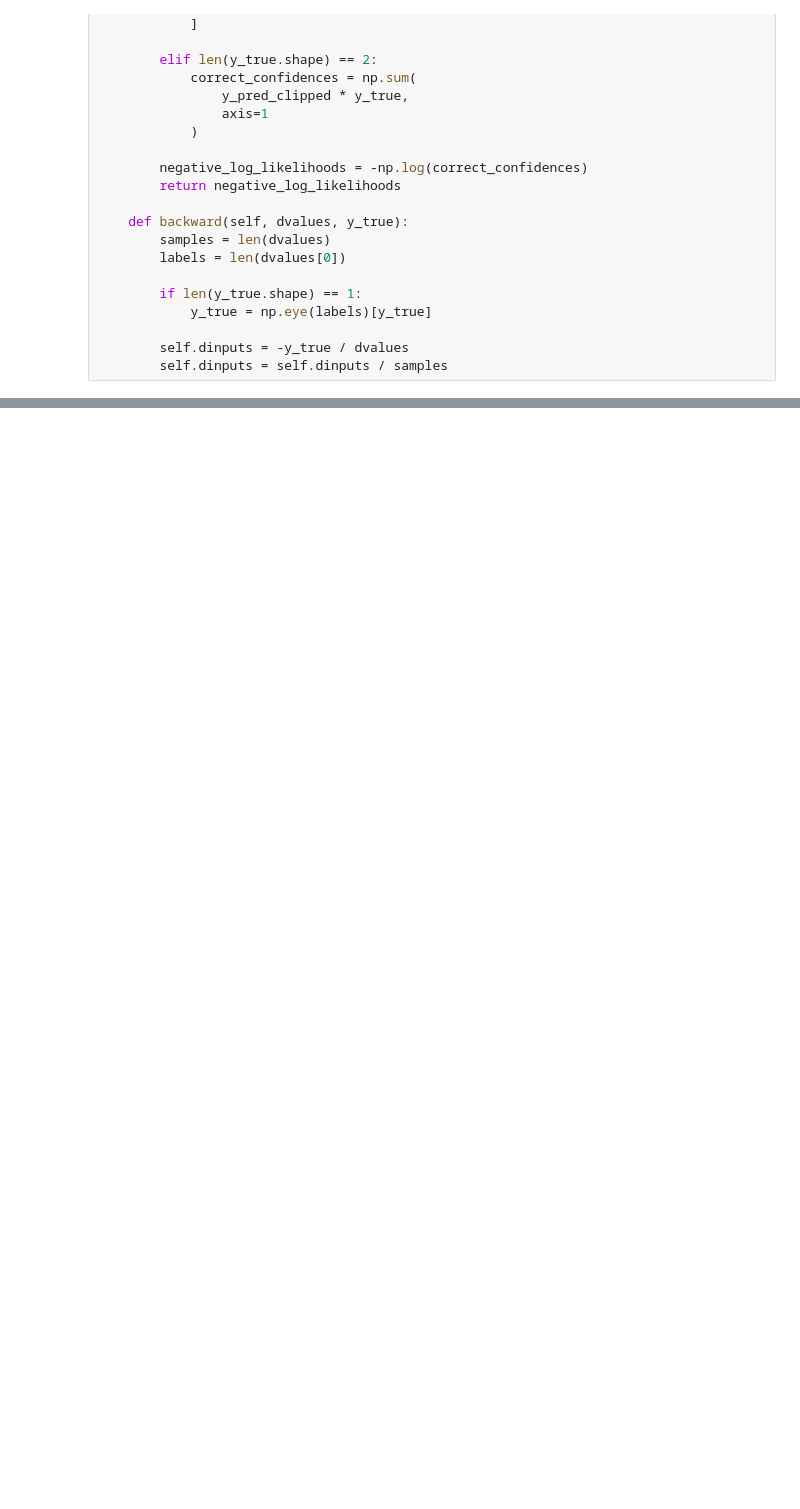
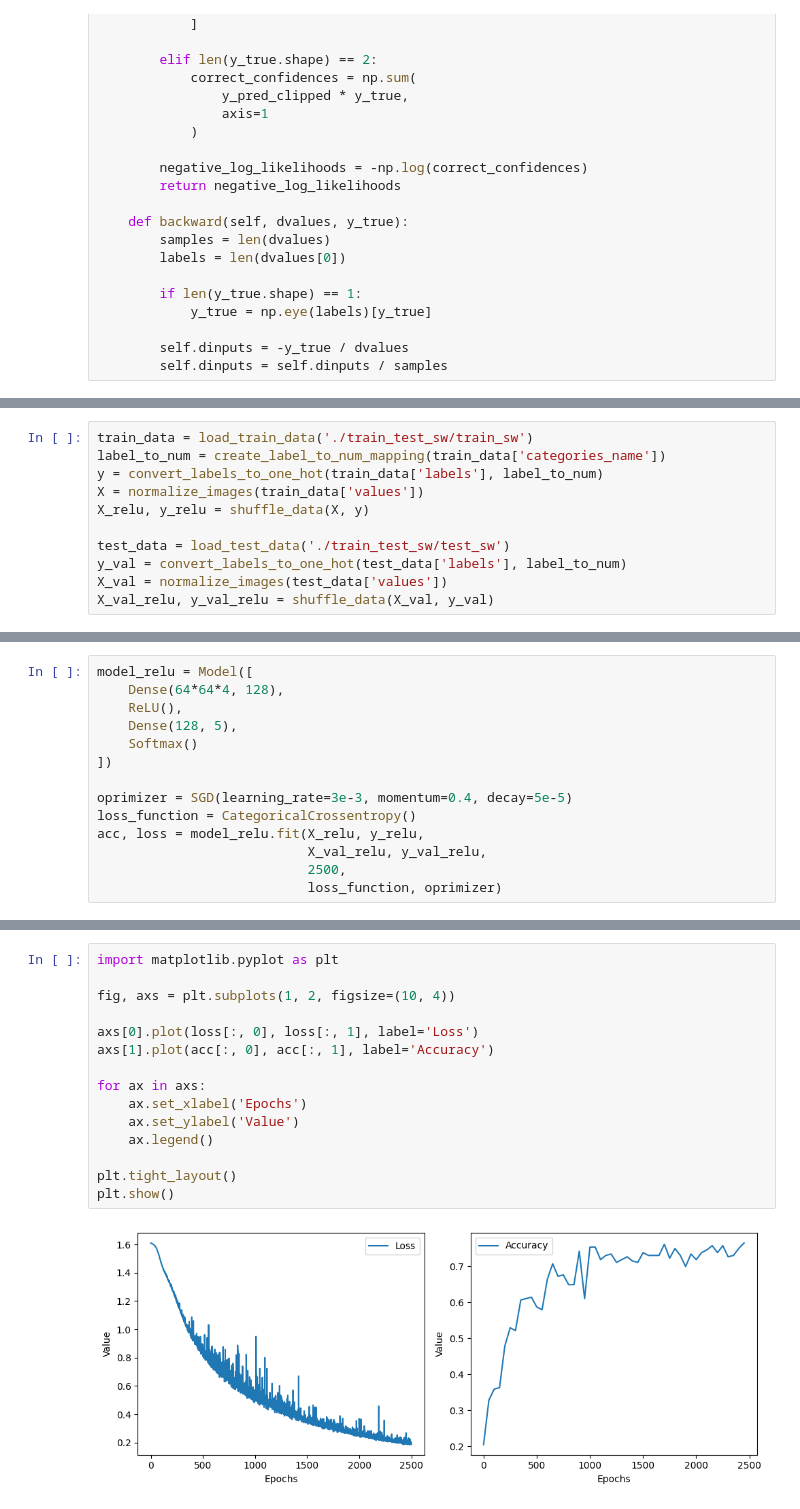
Before and after one commit to bjpietrzak/deep_learning, a Jupyter notebook: siec_mlp.ipynb, the cells around one changed output, grey strips where cells are left out. Cells and saved outputs as stored; diff of their text form; blank space fills up the shorter version.

```diff
--- a/siec_mlp.ipynb
+++ b/siec_mlp.ipynb
@@ -394,0 +387,11 @@ relu_loss_acc
+# %%
+train_data = load_train_data('./train_test_sw/train_sw')
+label_to_num = create_label_to_num_mapping(train_data['categories_name'])
+y = convert_labels_to_one_hot(train_data['labels'], label_to_num)
+X = normalize_images(train_data['values'])
+X_relu, y_relu = shuffle_data(X, y)
+
+test_data = load_test_data('./train_test_sw/test_sw')
+y_val = convert_labels_to_one_hot(test_data['labels'], label_to_num)
+X_val = normalize_images(test_data['values'])
+X_val_relu, y_val_relu = shuffle_data(X_val, y_val)
@@ -394,0 +406,14 @@ relu_loss_acc
+# %%
+model_relu = Model([
+    Dense(64*64*4, 128),
+    ReLU(),
+    Dense(128, 5),
+    Softmax()
+])
+
+oprimizer = SGD(learning_rate=3e-3, momentum=0.4, decay=5e-5)
+loss_function = CategoricalCrossentropy()
+acc, loss = model_relu.fit(X_relu, y_relu,
+                           X_val_relu, y_val_relu,
+                           2500,
+                           loss_function, oprimizer)
@@ -394,0 +438,17 @@ relu_loss_acc
+# %%
+import matplotlib.pyplot as plt
+
+fig, axs = plt.subplots(1, 2, figsize=(10, 4))
+
+axs[0].plot(loss[:, 0], loss[:, 1], label='Loss')
+axs[1].plot(acc[:, 0], acc[:, 1], label='Accuracy')
+
+for ax in axs:
+    ax.set_xlabel('Epochs')
+    ax.set_ylabel('Value')
+    ax.legend()
+
+plt.tight_layout()
+plt.show()
+# %% [output]
+[figure, added]
```
Also changed, not shown: parts of 50 cells of this notebook.
